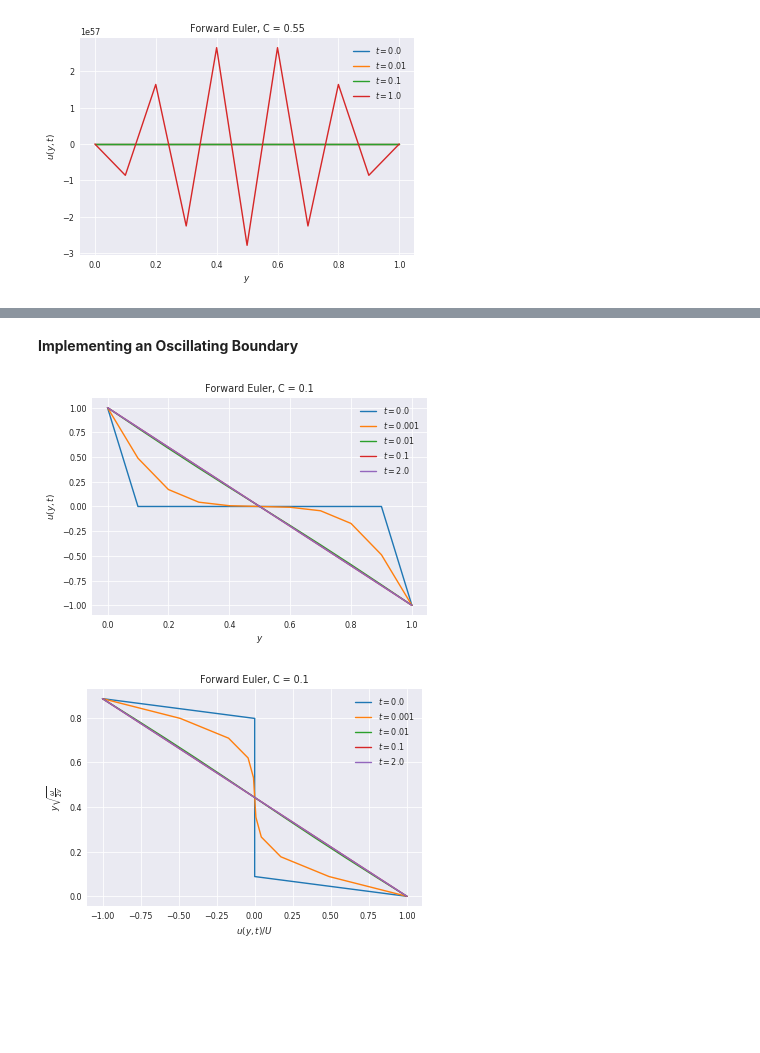
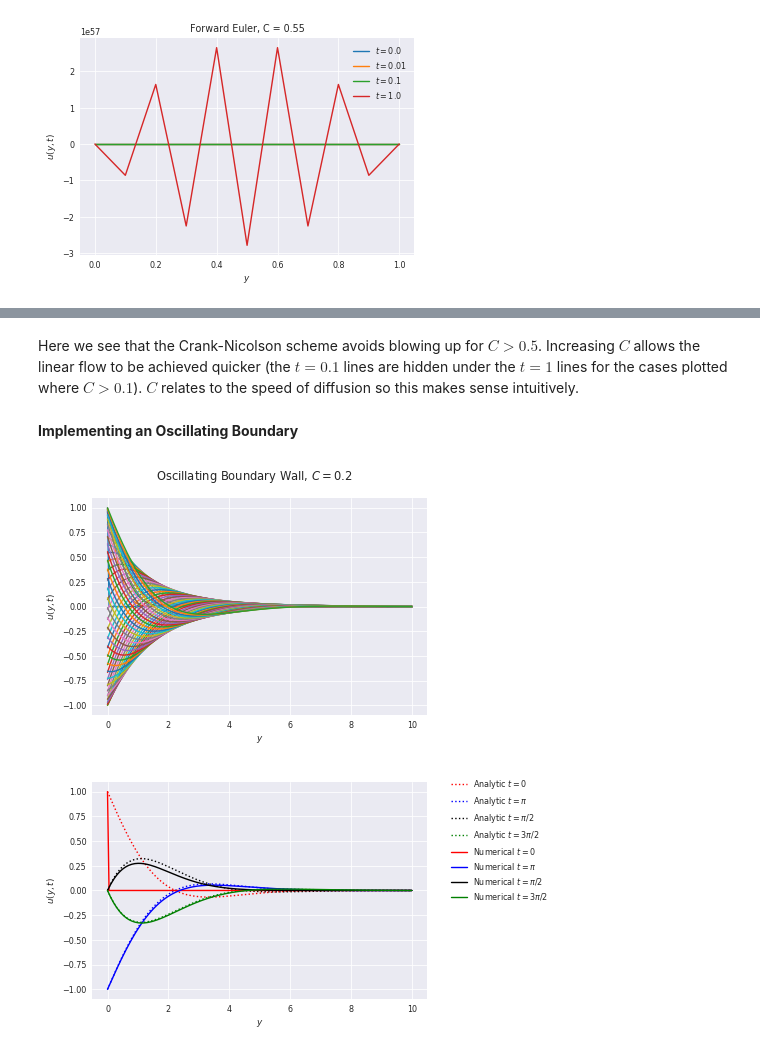
Before and after one commit to gmduvvuri/astr5540, a Jupyter notebook: heat_equation_hw/gmd_heat_equation.ipynb, the cells around one changed output, grey strips where cells are left out. Saved outputs shown, nothing was run; the diff lists cells and outputs as text; code cells hidden in the pictures; blank space fills up the shorter version.

```diff
--- a/heat_equation_hw/gmd_heat_equation.ipynb
+++ b/heat_equation_hw/gmd_heat_equation.ipynb
@@ -195,25 +162,25 @@ My implicit scheme is not stable for $C > 0.5$, indicating that my iterative met
+# %% [markdown]
+Here we see that the Crank-Nicolson scheme avoids blowing up for $C > 0.5$. Increasing $C$ allows the linear flow to be achieved quicker (the $t=0.1$ lines are hidden under the $t=1$ lines for the cases plotted where $C > 0.1$). $C$ relates to the speed of diffusion so this makes sense intuitively.
 # %% [markdown]
 **Implementing an Oscillating Boundary**
 # %%
 y_min = 0.0
-y_max = 1.0
-
-u_min = 0.0
-u_max = 1.0
+y_max = 10.0
 
 t_min = 0.0
-t_max = 2.0
+t_max = 2.0*np.pi
 
-y_step = 0.1
-t_step = 0.0001
+y_step = 0.05
+t_step = 0.0005
 
 y_osc = np.arange(y_min, y_max+y_step, y_step)
 t_osc = np.arange(t_min, t_max+t_step, t_step)
 y_osc_spacing = len(y_osc)
 t_osc_spacing = len(t_osc)
 u_grid_osc = np.zeros((y_osc_spacing, t_osc_spacing))
+u_grid_osc_2 = np.zeros((y_osc_spacing, t_osc_spacing))
 
 #Setting Initial Conditions
-omega = 1.0*np.pi/2.0
+omega = 1.0
 u_grid_osc[0, :] = np.cos(omega*t_osc)
-u_grid_osc[-1, :] = -1.0
+u_grid_osc = integrate_t(u_grid_osc, "crank_nicolson", t_osc, y_step, t_step=t_step)
@@ -223,26 +187,35 @@ u_grid_crank_osc = integrate_t(u_grid_osc, crank_nicholson_t, heat_slope_func, t
-# %%
-plt.plot(y_osc, u_grid_euler_osc[:, 0], label=r'$t=$' + str(t_osc[0]))
-plt.plot(y_osc, u_grid_euler_osc[:, 10], label=r'$t=$' + str(t_osc[10]))
-plt.plot(y_osc, u_grid_euler_osc[:, 100], label=r'$t=$' + str(t_osc[100]))
-plt.plot(y_osc, u_grid_euler_osc[:, 1000], label=r'$t=$' + str(t_osc[1000]))
-plt.plot(y_osc, u_grid_euler_osc[:, -1], label=r'$t=$' + str(t_osc[-1]))
-plt.ylabel(r'$u(y, t)$')
-plt.xlabel(r'$y$')
-plt.title('Forward Euler, C = 0.1')
-plt.legend()
-plt.show()
-
-laminar_flow = y_osc*np.sqrt(omega/(2.0))
-plt.plot(u_grid_euler_osc[:, 0], laminar_flow,label=r'$t=$' + str(t_osc[0]))
-plt.plot(u_grid_euler_osc[:, 10], laminar_flow,label=r'$t=$' + str(t_osc[10]))
-plt.plot(u_grid_euler_osc[:, 100], laminar_flow,label=r'$t=$' + str(t_osc[100]))
-plt.plot(u_grid_euler_osc[:, 1000], laminar_flow,label=r'$t=$' + str(t_osc[1000]))
-plt.plot(u_grid_euler_osc[:, 1000], laminar_flow,label=r'$t=$' + str(t_osc[-1]))
-plt.xlabel(r'$u(y, t)/U$')
-plt.ylabel(r'$y\sqrt{\frac{\omega}{2v}}$')
-plt.title('Forward Euler, C = 0.1')
-plt.legend()
-plt.show()
-# %% [output]
-[figure, removed]
-[figure, removed]
+# %%
+for i in range(0, len(t_osc), 200):
+    plt.plot(y_osc, u_grid_osc[:, i], label=r'$t=$' + str(t_osc[i]))
+plt.xlabel(r'$y$')
+plt.ylabel(r'$u(y, t)$')
+plt.suptitle(r'Oscillating Boundary Wall, $C = 0.2$')
+#plt.legend()
+plt.show()
+
+factor = y_osc*np.sqrt(omega/(2.0))
+analytic_u_t_0_pi_1 = np.exp(-factor)*np.cos(-factor)
+analytic_u_t_1_pi_2 = np.exp(-factor)*np.cos(0.5*np.pi - factor)
+analytic_u_t_1_pi_1 = np.exp(-factor)*np.cos(np.pi - factor)
+analytic_u_t_3_pi_2 = np.exp(-factor)*np.cos(1.5*np.pi - factor)
+integrated_u_t_0_pi_1 = u_grid_osc[:, 0]
+integrated_u_t_1_pi_2 = u_grid_osc[:, int(0.5*np.pi/t_step)]
+integrated_u_t_1_pi_1 = u_grid_osc[:, int(np.pi/t_step)]
+integrated_u_t_3_pi_2 = u_grid_osc[:, int(1.5*np.pi/t_step)]
+
+plt.plot(y_osc, analytic_u_t_0_pi_1, ':r', label='Analytic $t=0$')
+plt.plot(y_osc, analytic_u_t_1_pi_1, ':b', label='Analytic $t=\pi$')
+plt.plot(y_osc, analytic_u_t_1_pi_2, ':k', label='Analytic $t=\pi/2$')
+plt.plot(y_osc, analytic_u_t_3_pi_2, ':g', label='Analytic $t=3\pi/2$')
+
+plt.plot(y_osc, integrated_u_t_0_pi_1, '-r', label='Numerical $t=0$')
+plt.plot(y_osc, integrated_u_t_1_pi_1, '-b', label='Numerical $t=\pi$')
+plt.plot(y_osc, integrated_u_t_1_pi_2, '-k', label='Numerical $t=\pi/2$')
+plt.plot(y_osc, integrated_u_t_3_pi_2, '-g', label='Numerical $t=3\pi/2$')
+plt.gca().legend(bbox_to_anchor=(1.05, 1.05))
+plt.xlabel('$y$')
+plt.ylabel(r'$u(y, t)$')
+plt.show()
+# %% [output]
+[figure, added]
+[figure, added]
```
Also changed, not shown: parts of 11 cells of this notebook, 1 other file.
